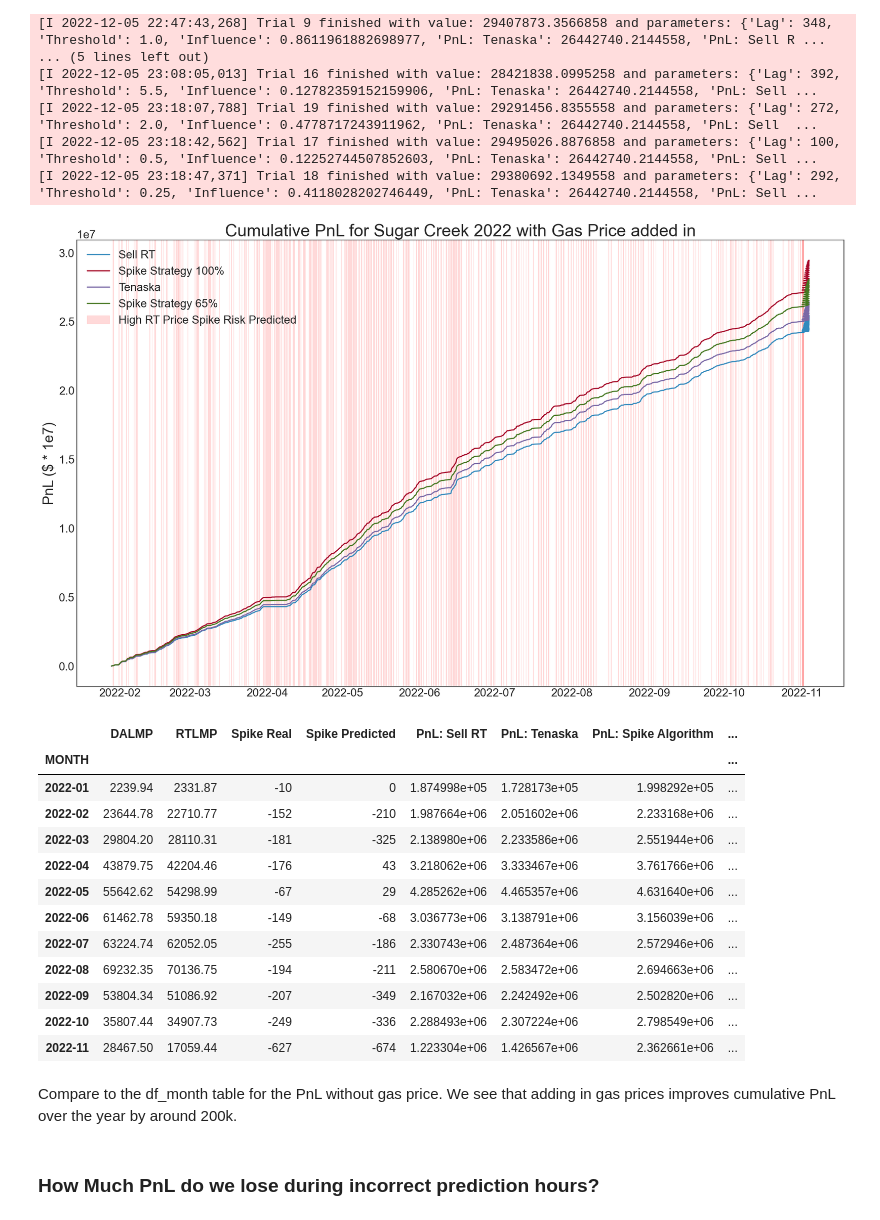
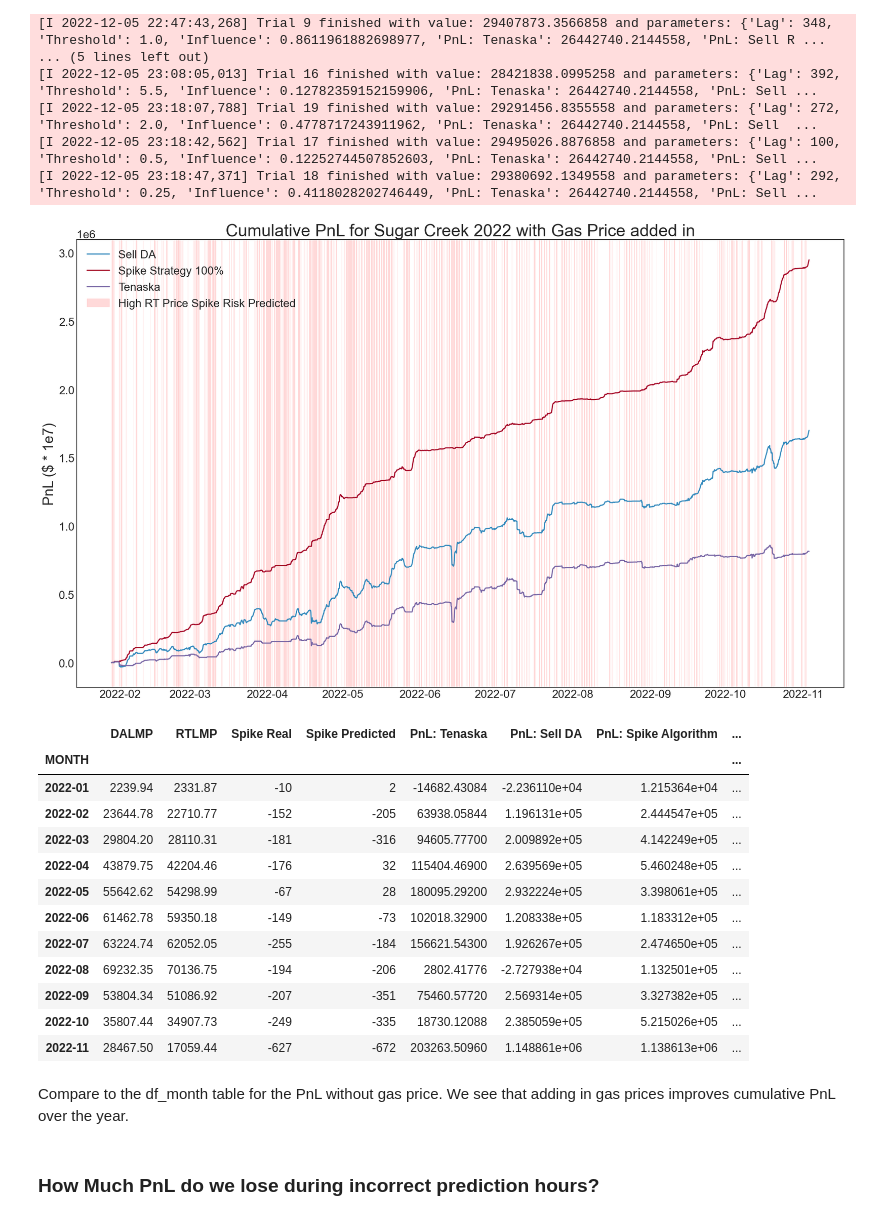
Before and after one commit to katerinav44/Pricing-Models-for-ISOs, a Jupyter notebook: MISO Sugar Creek.ipynb, the cells around one changed output. Drawn from its saved outputs; the diff is of its cells as text; code cells hidden in the pictures.

```diff
--- a/MISO Sugar Creek.ipynb
+++ b/MISO Sugar Creek.ipynb
@@ -525,13 +473,0 @@ def pred_ints(model, X, percentile=95):
-# %%
-err_down, err_up = pred_ints(rf, X_test, percentile=70)
-y_pred_rf=rf.predict(X_test)
-d={
-    'West Hub rf Prices': y_pred_rf,
-    "Lower rf": y_pred_rf-err_down,
-    "Upper rf": y_pred_rf+err_up,
-    "Actuals": y_test,
-    "Spikes":spike_pred,
-    }
-probabilities=pd.DataFrame(clf.predict_proba(X_test),columns=['Sneg', 'S0', 'S1'])
-dff2=pd.concat([X_test, pd.DataFrame(d), df['DATETIME'][-len(pd.DataFrame(d)):]], axis=1).reset_index(drop=True)
-dff2=pd.concat([dff2, probabilities], axis=1)
@@ -714,16 +611,14 @@ def pnl_test_get_res_dalmp(df,Lag, Threshold, Influence,start_date="2022-04-01",
        'RTLMP': df['RTLMP'][-i:],
        'Spike Real':df['PEAK'][-i:],
        "Spike Predicted":spike_pred,
-       #"PnL: Sell RT": df['GENERATION_MW'][-i:]*(df['RTLMP'][-i:]),
        "PnL: Tenaska": -df['DA_MW'][-i:]*(df['DALMP'][-i:]-df['RTLMP'][-i:]),#- sign because of the formating of the data in snowflake
-       "Red Zone Helper": df['PREVIOUS_DAY_FORECAST_VOLUME'][-i:]*(df['DALMP'][-i:]-df['RTLMP'][-i:])
+       "PnL: Sell DA": df['PREVIOUS_DAY_FORECAST_VOLUME'][-i:]*(df['DALMP'][-i:]-df['RTLMP'][-i:])
     }
     res=pd.DataFrame(d)
     res=res.reset_index(drop=True)
     #(error on forecast, 65%?) * DA UL forecast * (DALMP - RTLMP) [if not in red zone]
-    res['PnL: Spike Algorithm'] = np.where((res['Spike Predicted']) == 1,0, res['Red Zone Helper'])
+    res['PnL: Spike Algorithm'] = np.where((res['Spike Predicted']) == 1,0, res['PnL: Sell DA'])
     #res['PnL: Spike Algorithm (65%)'] = np.where((res['Spike Predicted']) == 1,res['PnL: Sell RT'], res['PnL: Sell RT']+(0.65*res['Red Zone Helper']))
-    res=res.drop(['Red Zone Helper'],axis=1)
 
 #     res=pd.concat([res,probabilities],axis=1)
 #     res=res.reset_index(drop=True)
@@ -1267,35 +1164,35 @@ pnl_sugar_creek_gas= run_through_dates_dalmp(df, 32 ,0.5 , 0.17,  '2021-12-01')
 # %%
 #cumulative PnL over the course of the whole year
 
-df_hourly_A = pnl_sugar_creek_gas
+df_hourly_A = pnl_sugar_creek_gas[:-48*14]
 
 
 plt.style.use('seaborn-white')
 fig, ax = plt.subplots(figsize=(20,12),
                        tight_layout=True)
 
-pnl1,=plt.plot(df_hourly_A['DATETIME'], np.cumsum(df_hourly_A['PnL: Sell RT']), label='Sell RT')
+pnl1,=plt.plot(df_hourly_A['DATETIME'], np.cumsum(df_hourly_A['PnL: Sell DA']), label='Sell DA')
 
 pnl2,=plt.plot(df_hourly_A['DATETIME'], np.cumsum(df_hourly_A['PnL: Spike Algorithm']), label='Spike Strategy 100%')
 
 pnl3,=plt.plot(df_hourly_A['DATETIME'], np.cumsum(df_hourly_A['PnL: Tenaska']), label='Tenaska')
 
-pnl4,=plt.plot(df_hourly_A['DATETIME'], np.cumsum(df_hourly_A['PnL: Spike Algorithm (65%)']), label='Spike Strategy 65%')
+#pnl4,=plt.plot(df_hourly_A['DATETIME'], np.cumsum(df_hourly_A['PnL: Spike Algorithm (65%)']), label='Spike Strategy 65%')
 
 ax.xaxis.set_major_locator(md.MonthLocator())
 #ax.xaxis.set_major_formatter(md.MonthFormatter('%b'))
 ax.set_title("Cumulative PnL for Sugar Creek 2022 with Gas Price added in", fontsize='30')
 ax.set_ylabel("PnL ($ * 1e7)", fontsize='25')
 
 df_hourly_A.apply(lambda row: plot_fill(row['DATETIME'], row['Spike Predicted']), axis=1)
 red_patch = mpatches.Patch(color='red',alpha=0.15, label='High RT Price Spike Risk Predicted')
 #fig.legend(handles=[], loc='lower right', fontsize='20')
-ax.legend(handles=[pnl1,pnl2, pnl3, pnl4, red_patch],loc='upper left', fontsize='20')
+ax.legend(handles=[pnl1,pnl2, pnl3, red_patch],loc='upper left', fontsize='20')
 plt.rc('xtick', labelsize='20')
 plt.rc('ytick', labelsize='20')
 plt.show()
 # %% [output]
-[figure, old version]
+[figure, new version]
 # %%
 #The following table shows some comparative stats for PnL
 #Percent Win is the amount of hours for which real time and predicted spikes matched up perfectly
@@ -1311,28 +1208,28 @@ df_month_gas=pnl_sugar_creek_gas.groupby('MONTH').sum()
 
 df_month_gas['PERCENT WIN']=df_month_gas['WIN']/df_month_gas['COUNT']*100
 df_month_gas['cumsum Tenaska']=np.cumsum(df_month_gas['PnL: Tenaska'])
-df_month_gas['cumsum Algo']=np.cumsum(df_month_gas['PnL: Spike Algorithm (65%)'])
-df_month_gas['cumsum Algo 100']=np.cumsum(df_month_gas['PnL: Spike Algorithm'])
-df_month_gas['DELTA 100%']=df_month_gas['cumsum Algo 100']-df_month_gas['cumsum Tenaska']
-df_month_gas['DELTA 65%']=df_month_gas['cumsum Algo']-df_month_gas['cumsum Tenaska']
+df_month_gas['cumsum Sell DA']=np.cumsum(df_month_gas['PnL: Sell DA'])
+df_month_gas['cumsum Algo']=np.cumsum(df_month_gas['PnL: Spike Algorithm'])
+df_month_gas['Algo-Tenaska']=df_month_gas['cumsum Algo']-df_month_gas['cumsum Tenaska']
+df_month_gas['Algo-Sell DA']=df_month_gas['cumsum Algo']-df_month_gas['cumsum Sell DA']
 df_month_gas
 # %% [output]
-|  | DALMP | RTLMP | Spike Real | Spike Predicted | PnL: Sell RT | PnL: Tenaska | PnL: Spike Algorithm | ... |
+|  | DALMP | RTLMP | Spike Real | Spike Predicted | PnL: Tenaska | PnL: Sell DA | PnL: Spike Algorithm | ... |
 | MONTH |  |  |  |  |  |  |  | ... |
-| 2022-01 | 2239.94 | 2331.87 | -10 | 0 | 1.874998e+05 | 1.728173e+05 | 1.998292e+05 | ... |
-| 2022-02 | 23644.78 | 22710.77 | -152 | -210 | 1.987664e+06 | 2.051602e+06 | 2.233168e+06 | ... |
-| 2022-03 | 29804.20 | 28110.31 | -181 | -325 | 2.138980e+06 | 2.233586e+06 | 2.551944e+06 | ... |
-| 2022-04 | 43879.75 | 42204.46 | -176 | 43 | 3.218062e+06 | 3.333467e+06 | 3.761766e+06 | ... |
-| 2022-05 | 55642.62 | 54298.99 | -67 | 29 | 4.285262e+06 | 4.465357e+06 | 4.631640e+06 | ... |
-| 2022-06 | 61462.78 | 59350.18 | -149 | -68 | 3.036773e+06 | 3.138791e+06 | 3.156039e+06 | ... |
-| 2022-07 | 63224.74 | 62052.05 | -255 | -186 | 2.330743e+06 | 2.487364e+06 | 2.572946e+06 | ... |
-| 2022-08 | 69232.35 | 70136.75 | -194 | -211 | 2.580670e+06 | 2.583472e+06 | 2.694663e+06 | ... |
-| 2022-09 | 53804.34 | 51086.92 | -207 | -349 | 2.167032e+06 | 2.242492e+06 | 2.502820e+06 | ... |
-| 2022-10 | 35807.44 | 34907.73 | -249 | -336 | 2.288493e+06 | 2.307224e+06 | 2.798549e+06 | ... |
-| 2022-11 | 28467.50 | 17059.44 | -627 | -674 | 1.223304e+06 | 1.426567e+06 | 2.362661e+06 | ... |
+| 2022-01 | 2239.94 | 2331.87 | -10 | 2 | -14682.43084 | -2.236110e+04 | 1.215364e+04 | ... |
+| 2022-02 | 23644.78 | 22710.77 | -152 | -205 | 63938.05844 | 1.196131e+05 | 2.444547e+05 | ... |
+| 2022-03 | 29804.20 | 28110.31 | -181 | -316 | 94605.77700 | 2.009892e+05 | 4.142249e+05 | ... |
+| 2022-04 | 43879.75 | 42204.46 | -176 | 32 | 115404.46900 | 2.639569e+05 | 5.460248e+05 | ... |
+| 2022-05 | 55642.62 | 54298.99 | -67 | 28 | 180095.29200 | 2.932224e+05 | 3.398061e+05 | ... |
+| 2022-06 | 61462.78 | 59350.18 | -149 | -73 | 102018.32900 | 1.208338e+05 | 1.183312e+05 | ... |
+| 2022-07 | 63224.74 | 62052.05 | -255 | -184 | 156621.54300 | 1.926267e+05 | 2.474650e+05 | ... |
+| 2022-08 | 69232.35 | 70136.75 | -194 | -206 | 2802.41776 | -2.727938e+04 | 1.132501e+05 | ... |
+| 2022-09 | 53804.34 | 51086.92 | -207 | -351 | 75460.57720 | 2.569314e+05 | 3.327382e+05 | ... |
+| 2022-10 | 35807.44 | 34907.73 | -249 | -335 | 18730.12088 | 2.385059e+05 | 5.215026e+05 | ... |
+| 2022-11 | 28467.50 | 17059.44 | -627 | -672 | 203263.50960 | 1.148861e+06 | 1.138613e+06 | ... |
 # %% [markdown]
 Compare to the df_month table for the PnL without gas price.
-We see that adding in gas prices improves cumulative PnL over the year by around 200k.
+We see that adding in gas prices improves cumulative PnL over the year.
 # %% [markdown]
 ### How Much PnL do we lose during incorrect prediction hours?
 # %%
```
Also changed, not shown: parts of 22 cells of this notebook.
